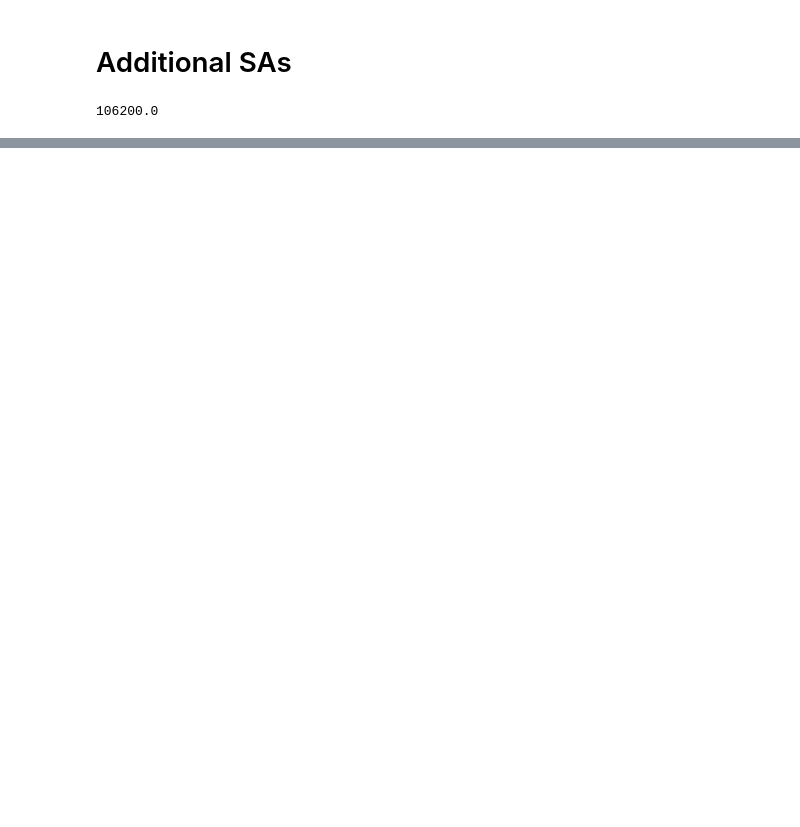
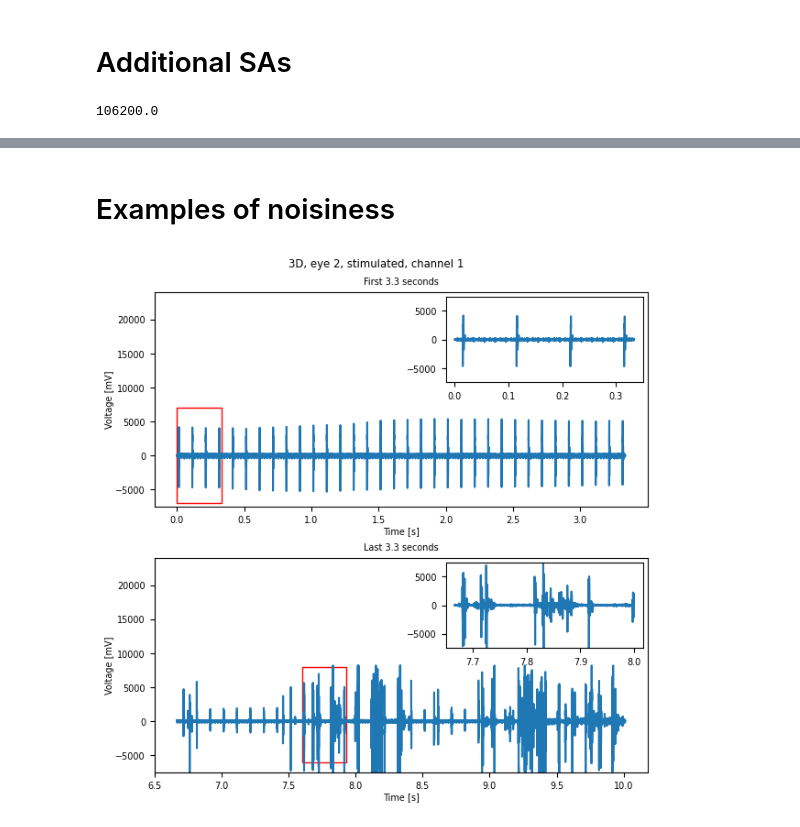
Before and after one commit to Whitesheep18/retinal-ecap-detection, a Jupyter notebook: eda/irregularities.ipynb, the cells around one changed output, grey strips where cells are left out. Saved outputs shown, nothing was run; the diff lists cells and outputs as text; code cells hidden in the pictures; blank space fills up the shorter version.

Commit message:
example of extreme noise

```diff
--- a/eda/irregularities.ipynb
+++ b/eda/irregularities.ipynb
@@ -58,0 +59,63 @@ plt.show()
+# %% [markdown]
+# Examples of noisiness
+# %%
+from mpl_toolkits.axes_grid1.inset_locator import inset_axes
+from matplotlib.patches import Rectangle
+
+
+eye = 2
+design = '3D'
+experiment = 'stimulated'
+time, data = get_signal_by_type(eye=eye, design=design, experiment=experiment, verbose=0)
+channel_id = 0
+
+zoom_length = 10000
+
+fig, axs = plt.subplots(2, 1, constrained_layout=True)
+fig.suptitle(f"{design}, eye {eye}, {experiment}, channel {channel_id+1}")
+
+axs[0].plot(time[:100000], data[:100000, channel_id], label=f"Channel {channel_id+1}", color='tab:blue')
+axs[0].set_ylim(-7500, 24000)
+axs[0].set_title("First 3.3 seconds")
+axs[0].set_ylabel("Voltage [mV]")
+axs[0].set_xlabel("Time [s]")
+
+inset_1 = inset_axes(axs[0], height='40%', width='40%')
+inset_1.plot(time[:zoom_length], data[:zoom_length, channel_id], label=f"Channel {channel_id+1}", color='tab:blue')
+inset_1.set_ylim(-7500, 7500)
+
+# Define the position, width, and height of the rectangle
+rectangle_position = (0, -7000)       # Bottom-left corner (x, y)
+rectangle_width = zoom_length/30_000  # Width of the rectangle
+rectangle_height = 14000              # Height of the rectangle
+
+# Create a rectangle
+rectangle = Rectangle(rectangle_position, rectangle_width, rectangle_height,
+                      fc ='none', edgecolor='red', linewidth=1, alpha=1)  # alpha for transparency
+axs[0].add_patch(rectangle)
+
+axs[1].plot(time[200000:], data[200000:, channel_id], label=f"Channel {channel_id+1}", color='tab:blue')
+axs[1].set_ylim(-7500, 24000)
+axs[1].set_title("Last 3.3 seconds")
+axs[1].set_ylabel("Voltage [mV]")
+axs[1].set_xlabel("Time [s]")
+
+inset_2 = inset_axes(axs[1], height='40%', width='40%')
+start = 230000
+inset_2.plot(time[start:start + zoom_length], data[start:start + zoom_length, channel_id], label=f"Channel {channel_id+1}", color='tab:blue')
+inset_2.set_ylim(-7500, 7500)
+
+
+
+
+# Create a rectangle
+rectangle_position = (7.6, -6000)  # Bottom-left corner (x, y)
+rectangle = Rectangle(rectangle_position, rectangle_width, rectangle_height,
+                      fc ='none', edgecolor='red', linewidth=1, alpha=1)  # alpha for transparency
+axs[1].add_patch(rectangle)
+
+plt.gcf().set_size_inches(6, 6)
+plt.savefig(f"../../figures/noise_example.pdf", bbox_inches='tight')
+plt.show()
+# %% [output]
+[figure, added]
```
Also changed, not shown: parts of 3 cells of this notebook.
